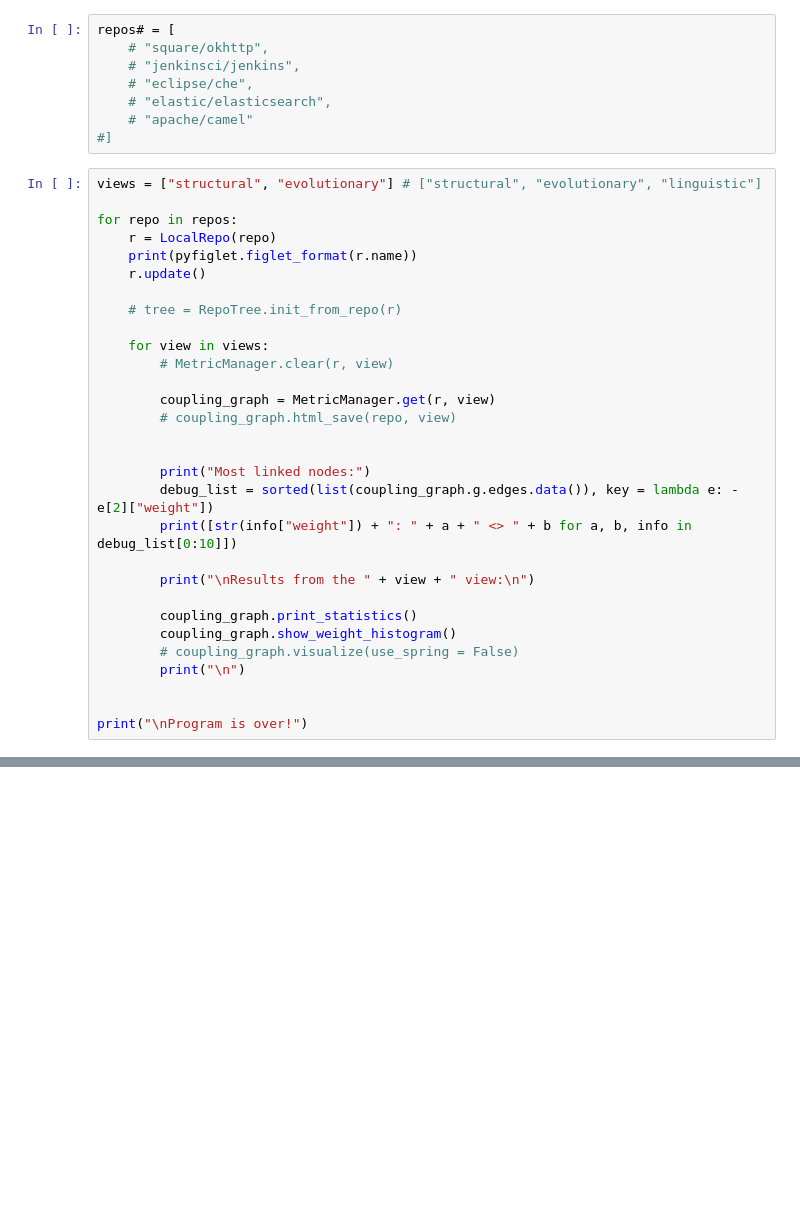
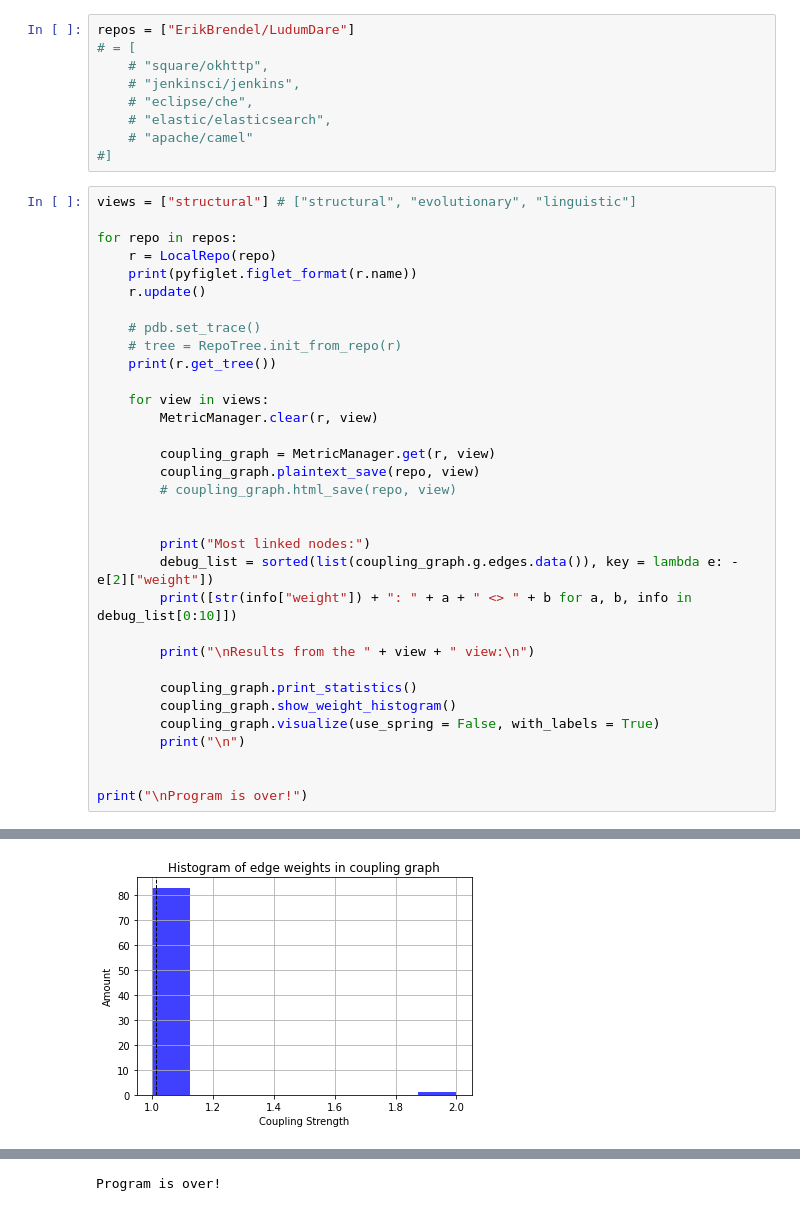
Before and after one commit to ErikBrendel/mvmm, a Jupyter notebook: _MAIN.ipynb, the cells around one changed output, grey strips where cells are left out. Saved outputs shown, nothing was run; the diff lists cells and outputs as text; blank space fills up the shorter version.

Commit message:
wip parsing structural coupling of classes, methods and members

```diff
--- a/_MAIN.ipynb
+++ b/_MAIN.ipynb
@@ -6,7 +9,8 @@
 %run metrics.ipynb
 import pyfiglet
 # %%
-repos# = [
+repos = ["ErikBrendel/LudumDare"]
+# = [
     # "square/okhttp",
     # "jenkinsci/jenkins",
     # "eclipse/che",
@@ -14,19 +18,22 @@ repos# = [
     # "apache/camel"
 #]
 # %%
-views = ["structural", "evolutionary"] # ["structural", "evolutionary", "linguistic"]
+views = ["structural"] # ["structural", "evolutionary", "linguistic"]
 
 for repo in repos:
     r = LocalRepo(repo)
     print(pyfiglet.figlet_format(r.name))
     r.update()
 
+    # pdb.set_trace()
     # tree = RepoTree.init_from_repo(r)
+    print(r.get_tree())
 
     for view in views:
-        # MetricManager.clear(r, view)
+        MetricManager.clear(r, view)
 
         coupling_graph = MetricManager.get(r, view)
+        coupling_graph.plaintext_save(repo, view)
         # coupling_graph.html_save(repo, view)
 
 
@@ -38,8 +45,9 @@ for repo in repos:
 
         coupling_graph.print_statistics()
         coupling_graph.show_weight_histogram()
-        # coupling_graph.visualize(use_spring = False)
+        coupling_graph.visualize(use_spring = False, with_labels = True)
         print("\n")
 
 
 print("\nProgram is over!")
+# %% [output]
@@ -45,0 +71 @@ print("\nProgram is over!")
+[figure, added]
@@ -45,0 +74 @@ print("\nProgram is over!")
+Program is over!
```
Also changed, not shown: parts of 2 cells of this notebook, 3 other files.
